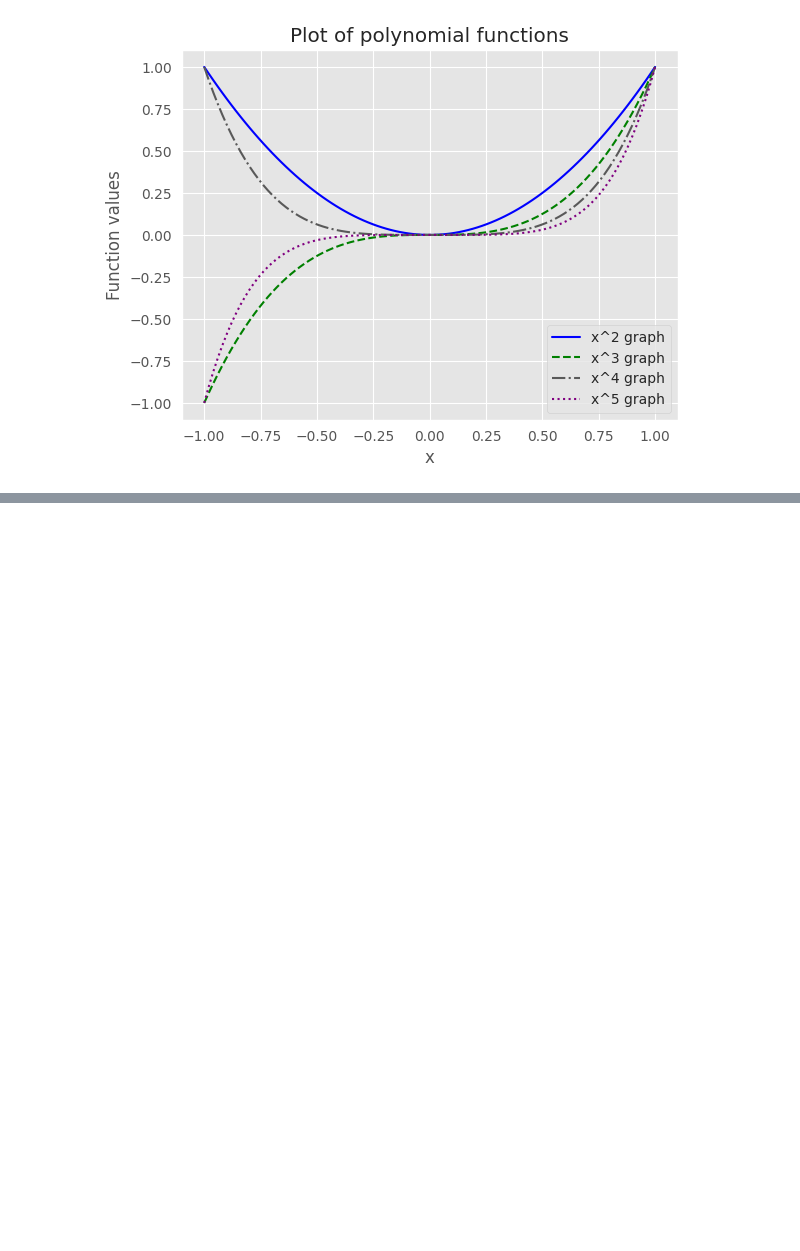
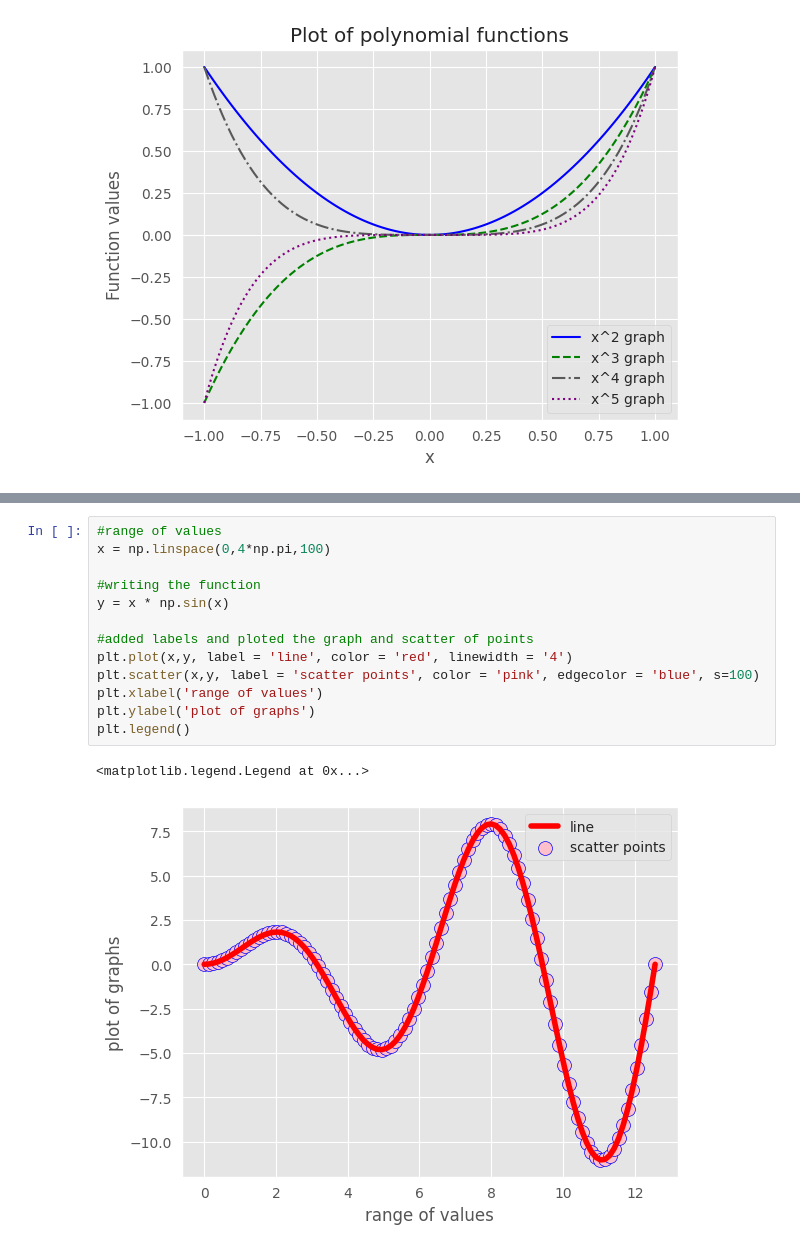
Before and after one commit to alexkardan/Data110, a Jupyter notebook: matplotlib_assignment.ipynb, the cells around one changed output, grey strips where cells are left out. Cells and saved outputs as stored; diff of their text form; blank space fills up the shorter version.

```diff
--- a/matplotlib_assignment.ipynb
+++ b/matplotlib_assignment.ipynb
@@ -75,0 +129,16 @@ plt.legend()
+# %%
+#range of values
+x = np.linspace(0,4*np.pi,100)
+
+#writing the function
+y = x * np.sin(x)
+
+#added labels and ploted the graph and scatter of points
+plt.plot(x,y, label = 'line', color = 'red', linewidth = '4')
+plt.scatter(x,y, label = 'scatter points', color = 'pink', edgecolor = 'blue', s=100)
+plt.xlabel('range of values')
+plt.ylabel('plot of graphs')
+plt.legend()
+# %% [output]
+<matplotlib.legend.Legend at 0x...>
+[figure, added]
```
Also changed, not shown: parts of 7 cells of this notebook.
